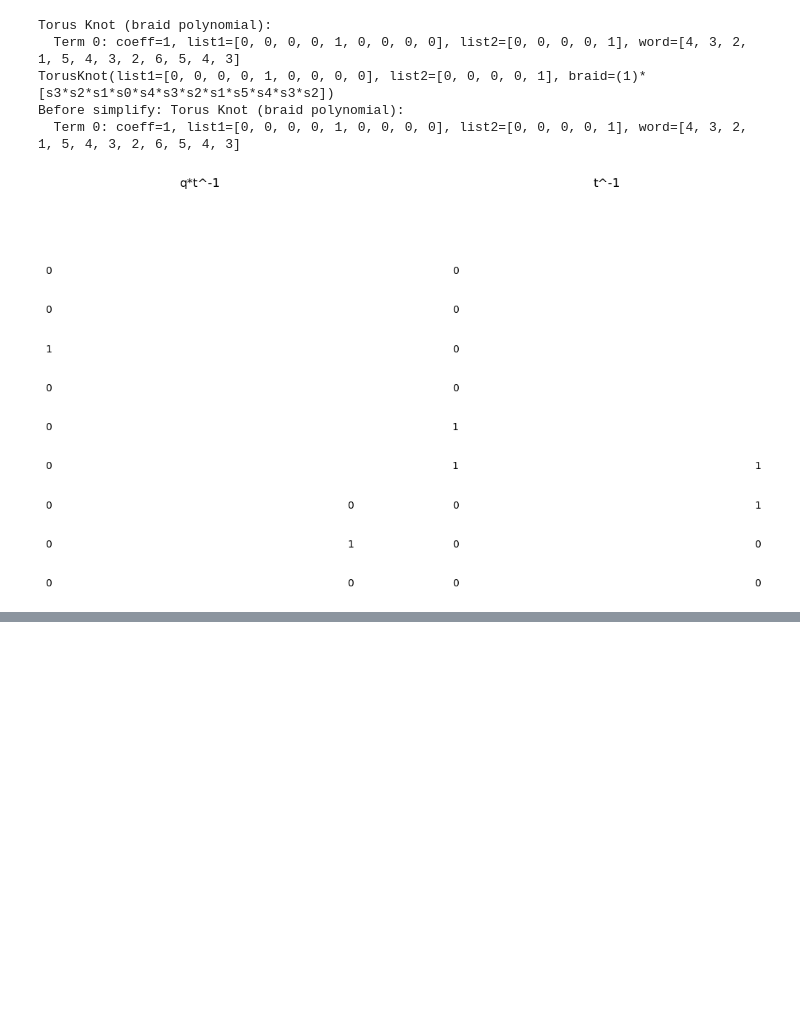
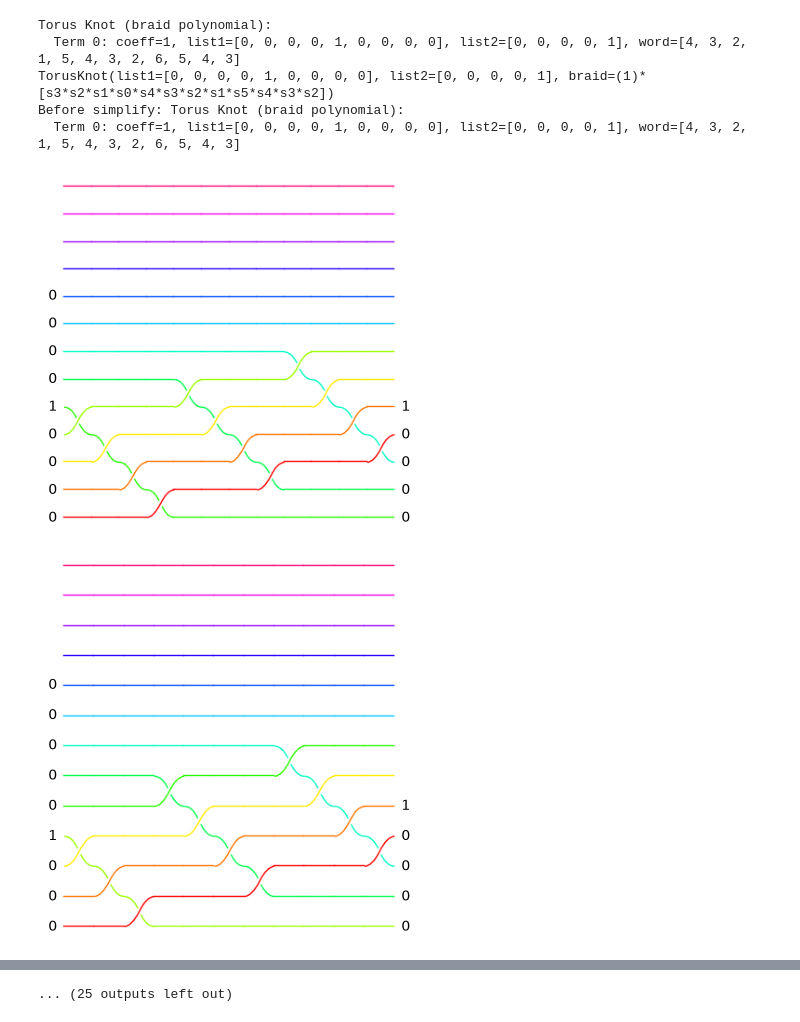
Before and after one commit to mmazin82/knots, a Jupyter notebook: combine.ipynb, the cells around one changed output, grey strips where cells are left out. Drawn from its saved outputs; the diff is of its cells as text; code cells hidden in the pictures; blank space fills up the shorter version.

```diff
--- a/combine.ipynb
+++ b/combine.ipynb
@@ -1379,63 +1379,117 @@ import math
 
 
 print("Before simplify:", tk)
-#tk.plot_braid()
+tk.plot_braid()
 
 tk.simplify_1_on_top()
-#tk.plot_braid()
+tk.plot_braid()
 
 tk.simplify_1_on_top()
-#tk.plot_braid()
+tk.plot_braid()
 
 tk.simplify_1_on_top()
-#tk.plot_braid()
+tk.plot_braid()
 
 tk.simplify_1_on_top()
-#tk.plot_braid()
+tk.plot_braid()
 
 tk.simplify_0s_vertical()
-#tk.plot_braid()
+tk.plot_braid()
 
 tk.simplify_0s_vertical()
-#tk.plot_braid()
+tk.plot_braid()
 
 tk.simplify_0s_vertical()
-#tk.plot_braid()
+tk.plot_braid()
 
 tk.simplify_0s_vertical()
+tk.plot_braid()
+
 tk.simplify_0s_vertical()
+tk.plot_braid()
+
 tk.simplify_0s_vertical()
+tk.plot_braid()
+
 tk.simplify_0s_vertical()
+tk.plot_braid()
+
 tk.simplify_0s_vertical()
+tk.plot_braid()
+
 tk.simplify_10_first()
+tk.plot_braid()
+
 tk.simplify_1_on_top()
+tk.plot_braid()
+
 tk.simplify_1_on_top()
+tk.plot_braid()
+
 tk.simplify_1_on_top()
+tk.plot_braid()
+
 tk.simplify_1_on_top()
+tk.plot_braid()
+
 tk.simplify_0s_first()
+tk.plot_braid()
+
 tk.simplify_0s_vertical(term=0)
+tk.plot_braid()
+
 tk.simplify_1_on_top(term=1)
+tk.plot_braid()
+
 tk.simplify_0s_vertical(term=0)
+tk.plot_braid()
+
 tk.simplify_1_on_top(term=1)
+tk.plot_braid()
+
 tk.simplify_0s_vertical(term=0)
+tk.plot_braid()
+
 tk.simplify_1_on_top(term=1)
+tk.plot_braid()
+
 tk.simplify_0s_vertical(term=0)
+tk.plot_braid()
+
 tk.simplify_1_on_top(term=1)
+tk.plot_braid()
+
 tk.simplify_top_edge(term=0)
+tk.plot_braid()
+
 tk.simplify_top_edge(term=0)
+tk.plot_braid()
+
 tk.move_letter_to_front(position=2, term=0)
+tk.plot_braid()
+
 tk.simplify_1_on_top(term=0)
+tk.plot_braid()
+
 tk.simplify_1_on_top(term=0)
+tk.plot_braid()
+
 tk.simplify_1_on_top(term=0)
+tk.plot_braid()
+
 tk.simplify_10_first(term=0)
+tk.plot_braid()
+
 tk.simplify_1_on_top(term=0)
+tk.plot_braid()
+
 tk.simplify_1_on_top(term=0)
-
 tk.plot_braid()
 # %% [output]
 Torus Knot (braid polynomial):
   Term 0: coeff=1, list1=[0, 0, 0, 0, 1, 0, 0, 0, 0], list2=[0, 0, 0, 0, 1], word=[4, 3, 2, 1, 5, 4, 3, 2, 6, 5, 4, 3]
 TorusKnot(list1=[0, 0, 0, 0, 1, 0, 0, 0, 0], list2=[0, 0, 0, 0, 1], braid=(1)*[s3*s2*s1*s0*s4*s3*s2*s1*s5*s4*s3*s2])
 Before simplify: Torus Knot (braid polynomial):
   Term 0: coeff=1, list1=[0, 0, 0, 0, 1, 0, 0, 0, 0], list2=[0, 0, 0, 0, 1], word=[4, 3, 2, 1, 5, 4, 3, 2, 6, 5, 4, 3]
-[figure, old version]
+[figure, new version]
+[figure, added]
@@ -1441,0 +1505 @@ Before simplify: Torus Knot (braid polynomial):
+... (25 outputs left out)
```
Also changed, not shown: parts of 4 cells of this notebook, 1 other file.
